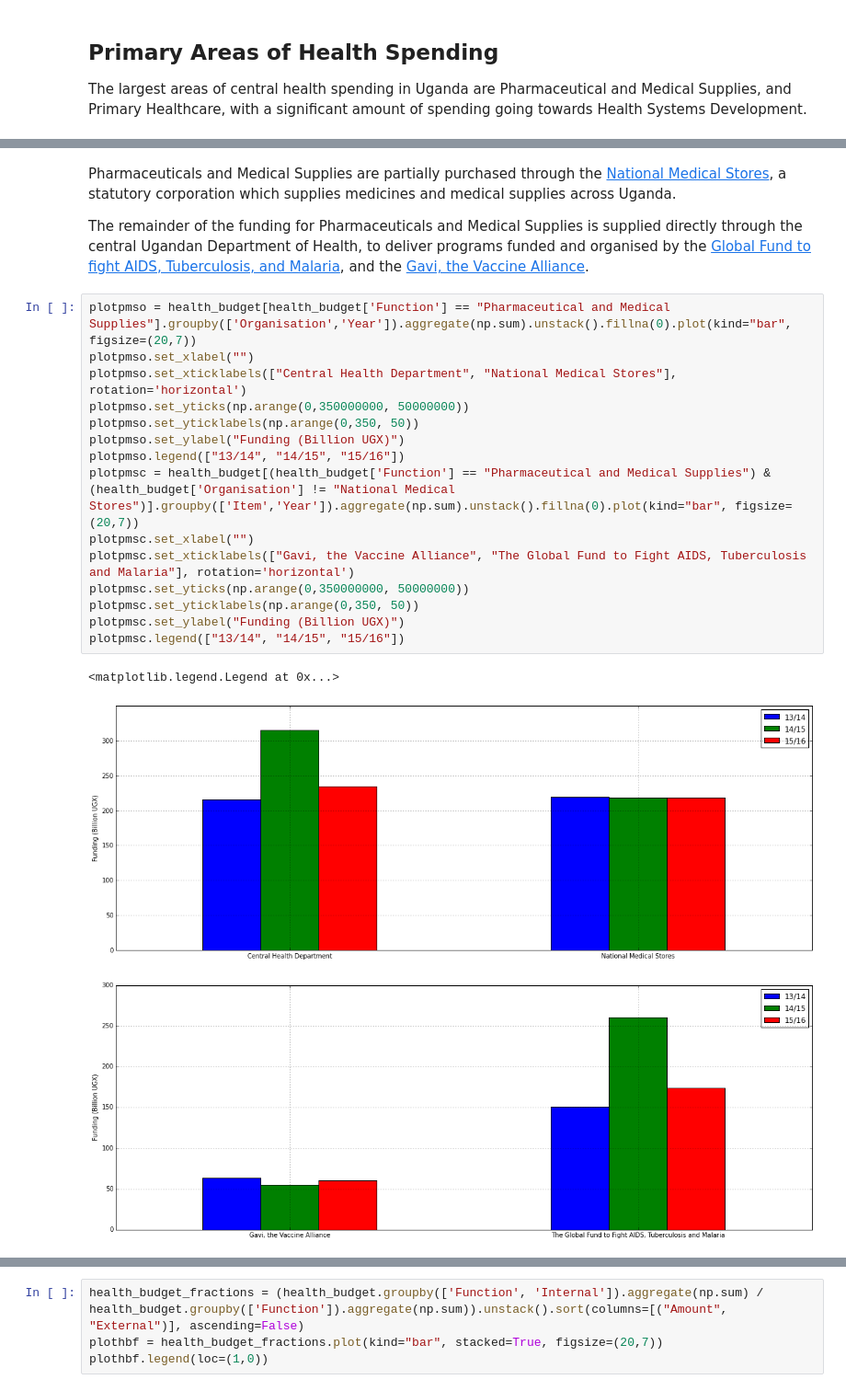
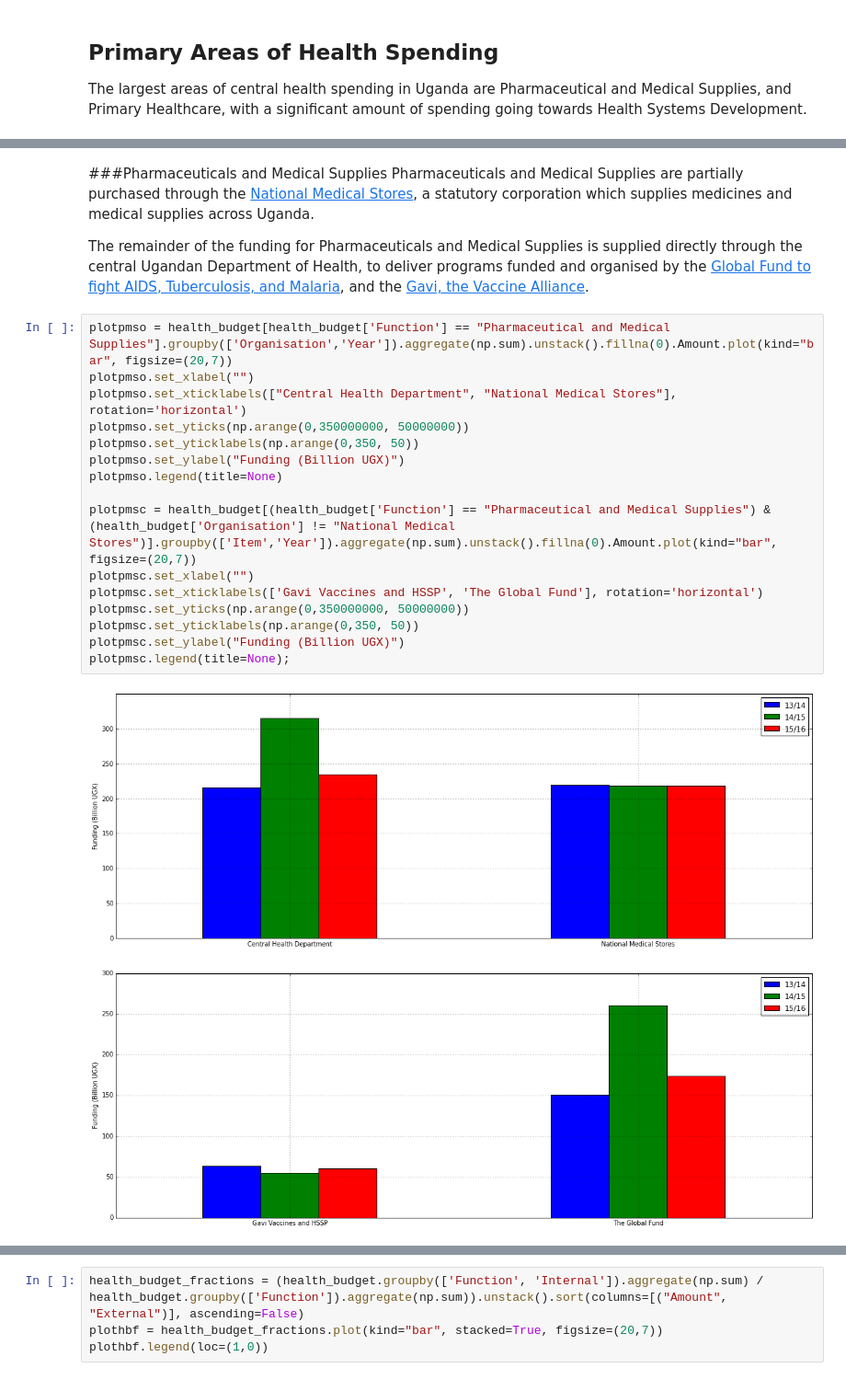
Before and after one commit to forsakendaemon/uganda, a Jupyter notebook: Uganda Health Financing.ipynb, the cells around one changed output, grey strips where cells are left out. Shown: that part at 92% size. Cells and saved outputs as stored; diff of their text form.

```diff
--- a/Uganda Health Financing.ipynb
+++ b/Uganda Health Financing.ipynb
@@ -69,25 +80,26 @@ plot15.legend(["External", "Internal"])
 [figure]
 [figure]
 # %% [markdown]
+###Pharmaceuticals and Medical Supplies
 Pharmaceuticals and Medical Supplies are partially purchased through the [National Medical Stores](http://www.nms.go.ug), a statutory corporation which supplies medicines and medical supplies across Uganda.
 
 The remainder of the funding for Pharmaceuticals and Medical Supplies is supplied directly through the central Ugandan Department of Health, to deliver programs funded and organised by the [Global Fund to fight AIDS, Tuberculosis, and Malaria](http://www.theglobalfund.org), and the [Gavi, the Vaccine Alliance](http://www.gavi.org).
 # %%
-plotpmso = health_budget[health_budget['Function'] == "Pharmaceutical and Medical Supplies"].groupby(['Organisation','Year']).aggregate(np.sum).unstack().fillna(0).plot(kind="bar", figsize=(20,7))
+plotpmso = health_budget[health_budget['Function'] == "Pharmaceutical and Medical Supplies"].groupby(['Organisation','Year']).aggregate(np.sum).unstack().fillna(0).Amount.plot(kind="bar", figsize=(20,7))
 plotpmso.set_xlabel("")
 plotpmso.set_xticklabels(["Central Health Department", "National Medical Stores"], rotation='horizontal')
 plotpmso.set_yticks(np.arange(0,350000000, 50000000))
 plotpmso.set_yticklabels(np.arange(0,350, 50))
 plotpmso.set_ylabel("Funding (Billion UGX)")
-plotpmso.legend(["13/14", "14/15", "15/16"])
-plotpmsc = health_budget[(health_budget['Function'] == "Pharmaceutical and Medical Supplies") & (health_budget['Organisation'] != "National Medical Stores")].groupby(['Item','Year']).aggregate(np.sum).unstack().fillna(0).plot(kind="bar", figsize=(20,7))
+plotpmso.legend(title=None)
+
+plotpmsc = health_budget[(health_budget['Function'] == "Pharmaceutical and Medical Supplies") & (health_budget['Organisation'] != "National Medical Stores")].groupby(['Item','Year']).aggregate(np.sum).unstack().fillna(0).Amount.plot(kind="bar", figsize=(20,7))
 plotpmsc.set_xlabel("")
-plotpmsc.set_xticklabels(["Gavi, the Vaccine Alliance", "The Global Fund to Fight AIDS, Tuberculosis and Malaria"], rotation='horizontal')
+plotpmsc.set_xticklabels(['Gavi Vaccines and HSSP', 'The Global Fund'], rotation='horizontal')
 plotpmsc.set_yticks(np.arange(0,350000000, 50000000))
 plotpmsc.set_yticklabels(np.arange(0,350, 50))
 plotpmsc.set_ylabel("Funding (Billion UGX)")
-plotpmsc.legend(["13/14", "14/15", "15/16"])
+plotpmsc.legend(title=None);
 # %% [output]
-<matplotlib.legend.Legend at 0x...>
 [figure]
-[figure, old version]
+[figure, new version]
```
Also changed, not shown: parts of 26 cells of this notebook, 4 other files.
